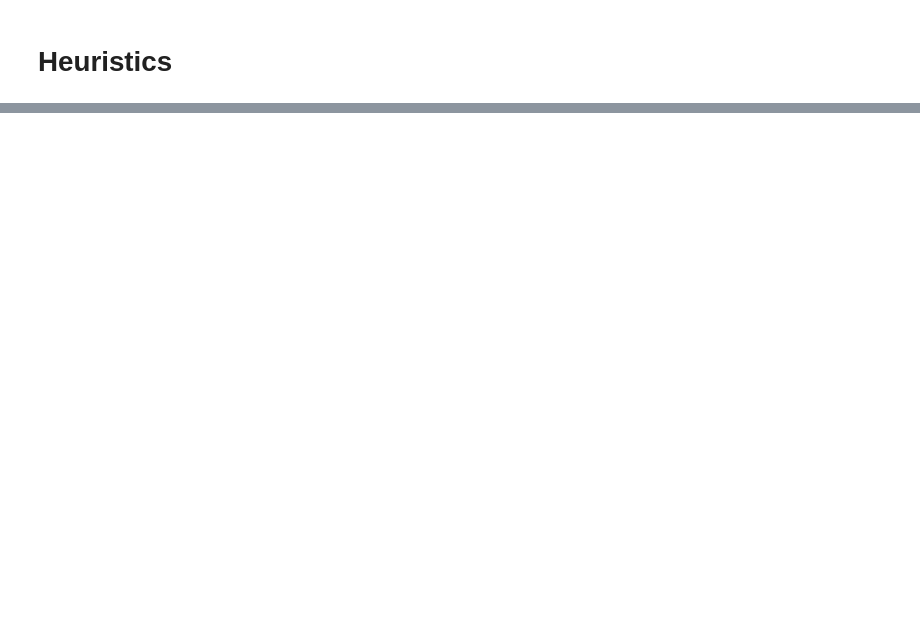
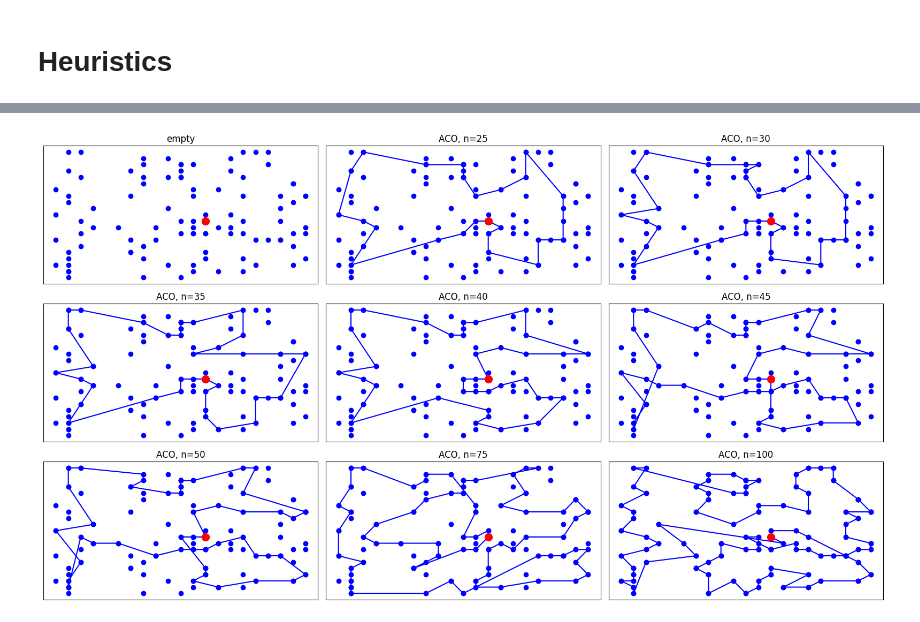
Before and after one commit to Karilli/CVRP-solver, a Jupyter notebook: showcase.ipynb, the cells around one changed output, grey strips where cells are left out. Saved outputs shown, nothing was run; the diff lists cells and outputs as text; code cells hidden in the pictures; blank space fills up the shorter version.

```diff
--- a/showcase.ipynb
+++ b/showcase.ipynb
@@ -166,0 +183,24 @@ plot(canvas, locations, 2, 3)
+# %%
+number_of_locations = 100
+locations = [(randint(0, 20), randint(0, 20)) for _ in range(number_of_locations)]
+distance_matrix = [
+    [dist(locations[i], locations[j]) for i in range(number_of_locations)]
+    for j in range(number_of_locations)
+]
+# %%
+canvas = {}
+canvas["empty"] = []
+TSP_CONFIG = {
+    "TSP_ALPHA": 3,
+    "TSP_BETA": 3,
+    "TSP_EVAPORATION": 0.3,
+    "TSP_ANTS": 250,
+    "TSP_INITIAL_PHEROMONE": 1,
+}
+for n in 25, 30, 35, 40, 45, 50, 75, 100:
+    _, route = ACO(list(range(n)), distance_matrix, time.time()+15, TSP_CONFIG)
+    canvas[f"ACO, n={n}"] = [[0] + list(route) + [0]]
+
+plot(canvas, locations[:100], 3, 3)
+# %% [output]
+[figure, added]
```
Also changed, not shown: parts of 7 cells of this notebook.
